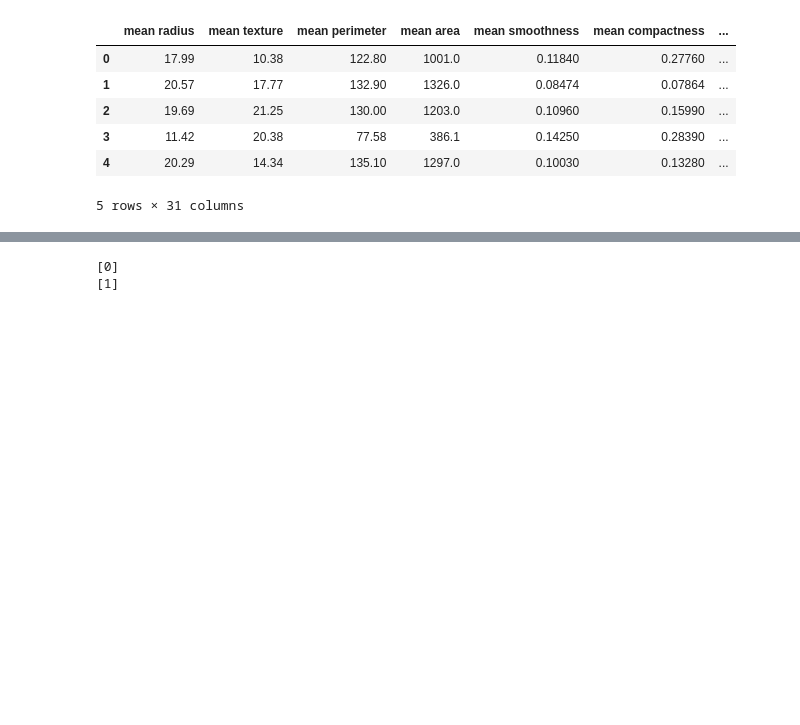
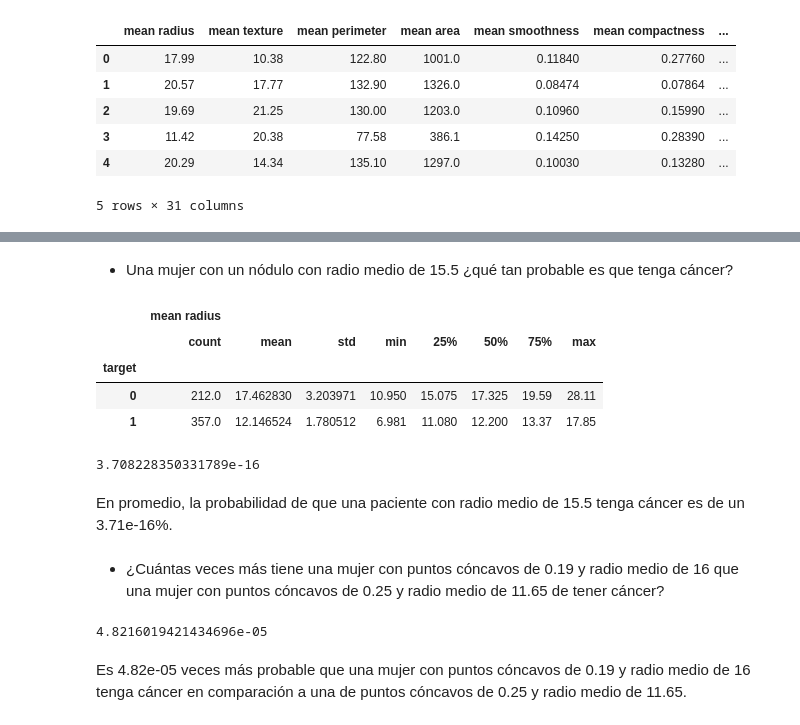
Before and after one commit to maticlein/lab02_lda_regresion_logistica, a Jupyter notebook: lda_regresion_logistica.ipynb, the cells around one changed output, grey strips where cells are left out. Cells and saved outputs as stored; diff of their text form; code cells hidden in the pictures; blank space fills up the shorter version.

Commit message:
desarrollo base breast cancer + respuestas lab

```diff
--- a/lda_regresion_logistica.ipynb
+++ b/lda_regresion_logistica.ipynb
@@ -395,4 +382,4 @@ breast_cancer_df.head()
 | 4 | 20.29 | 14.34 | 135.10 | 1297.0 | 0.10030 | 0.13280 | ... |
 5 rows × 31 columns
 # %%
-test = breast_cancer_df[["mean radius", 'mean concave points', "target"]]
+bc_3_features = breast_cancer_df[["mean radius", 'mean concave points', "target"]]
@@ -439,18 +423,48 @@ Accuracy: 84.21%
+# %% [markdown]
+- Una mujer con un nódulo con radio medio de 15.5 ¿qué tan probable es que tenga cáncer?
+# %%
+bc_3_features[["mean radius", "target"]].groupby("target").describe()
+# %% [output]
+|  | mean radius |  |  |  |  |  |  |  |
+|  | count | mean | std | min | 25% | 50% | 75% | max |
+| target |  |  |  |  |  |  |  |  |
+| 0 | 212.0 | 17.462830 | 3.203971 | 10.950 | 15.075 | 17.325 | 19.59 | 28.11 |
+| 1 | 357.0 | 12.146524 | 1.780512 | 6.981 | 11.080 | 12.200 | 13.37 | 17.85 |
+# %%
+patient_probabilities = []
+
+for i in np.arange(0, 30, 0.01):
+    patient = {
+        "mean radius": 15.5,
+        "mean concave points": i
+    }
+    patient = pd.Series(patient)
+    patient_probabilities.append(logreg.predict_proba([patient])[:,1][0]*100)
+sum(patient_probabilities)/len(patient_probabilities)
+# %% [output]
+3.708228350331789e-16
+# %% [markdown]
+En promedio, la probabilidad de que una paciente con radio medio de 15.5 tenga cáncer es de un 3.71e-16%.
+# %% [markdown]
+- ¿Cuántas veces más tiene una mujer con puntos cóncavos de 0.19 y radio medio de 16 que una mujer con puntos cóncavos de 0.25 y radio medio de 11.65 de tener cáncer?
 # %%
-test_woman_A = {
+patient_A = {
     "mean radius": 16,
     'mean concave points': 0.19
 }
 
-test_woman_B = {
+patient_B = {
     "mean radius": 11.65,
     'mean concave points': 0.25
 }
 
-test_woman_A = pd.Series(test_woman_A)
-test_woman_B = pd.Series(test_woman_B)
-print(logreg.predict([test_woman_A]))
-print(logreg.predict([test_woman_B]))
+patient_A = pd.Series(patient_A)
+patient_B = pd.Series(patient_B)
+prob_patient_A = logreg.predict_proba([patient_A])[:,1][0] * 100
+prob_patient_B = logreg.predict_proba([patient_B])[:,1][0] * 100
+
+print(prob_patient_A/prob_patient_B)
 # %% [output]
-[0]
-[1]
+4.8216019421434696e-05
+# %% [markdown]
+Es 4.82e-05 veces más probable que una mujer con puntos cóncavos de 0.19 y radio medio de 16 tenga cáncer en comparación a una de puntos cóncavos de 0.25 y radio medio de 11.65.
```
Also changed, not shown: parts of 26 cells of this notebook.
